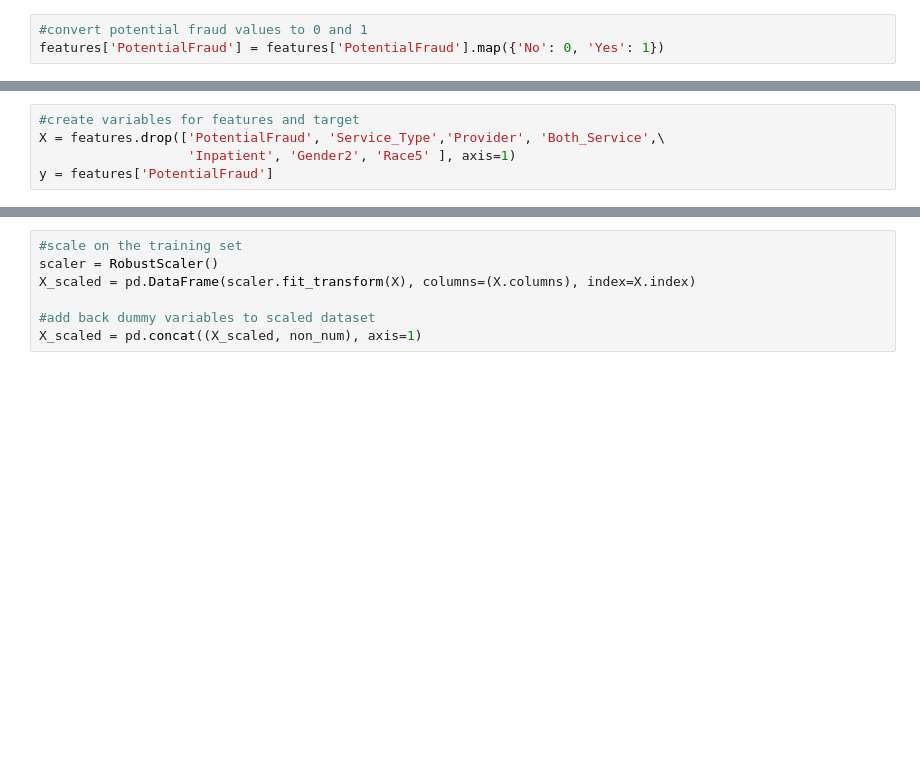
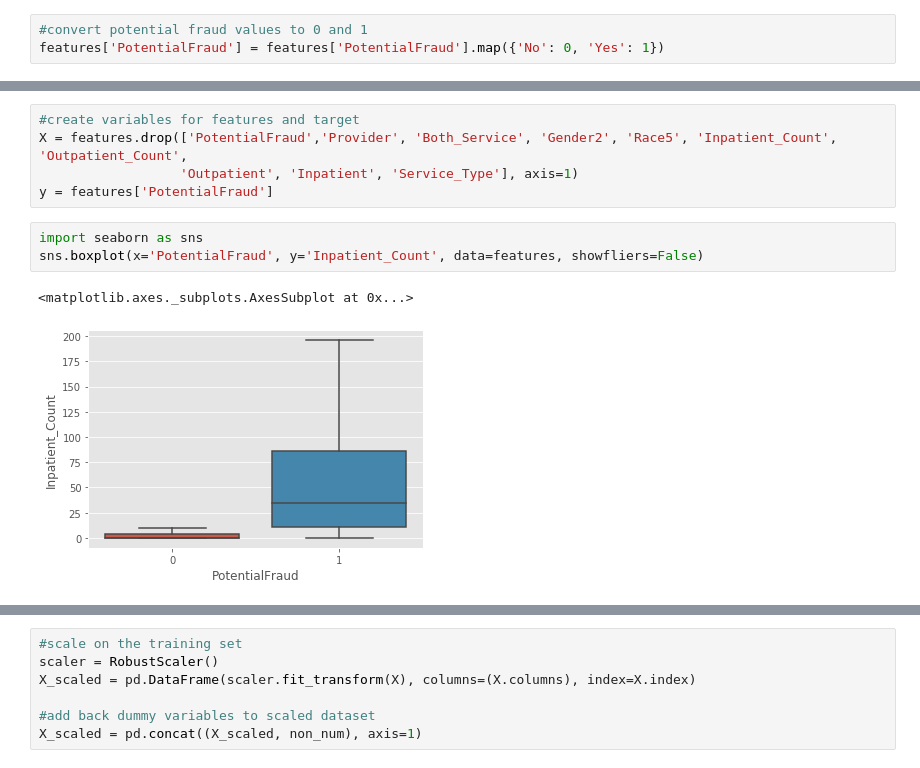
Before and after one commit to cosmochoi/healthcare_fraud, a Jupyter notebook: ML_Models_2nd_Iteration.ipynb, the cells around one changed output, grey strips where cells are left out. Cells and saved outputs as stored; diff of their text form; blank space fills up the shorter version.

```diff
--- a/ML_Models_2nd_Iteration.ipynb
+++ b/ML_Models_2nd_Iteration.ipynb
@@ -31,5 +53,11 @@ features['PotentialFraud'] = features['PotentialFraud'].map({'No': 0, 'Yes': 1})
 # %%
 #create variables for features and target
-X = features.drop(['PotentialFraud', 'Service_Type','Provider', 'Both_Service',\
-                   'Inpatient', 'Gender2', 'Race5' ], axis=1)
+X = features.drop(['PotentialFraud','Provider', 'Both_Service', 'Gender2', 'Race5', 'Inpatient_Count', 'Outpatient_Count',
+                  'Outpatient', 'Inpatient', 'Service_Type'], axis=1)
 y = features['PotentialFraud']
+# %%
+import seaborn as sns
+sns.boxplot(x='PotentialFraud', y='Inpatient_Count', data=features, showfliers=False)
+# %% [output]
+<matplotlib.axes._subplots.AxesSubplot at 0x...>
+[figure, added]
```
Also changed, not shown: parts of 3 cells of this notebook, 4 other files.
